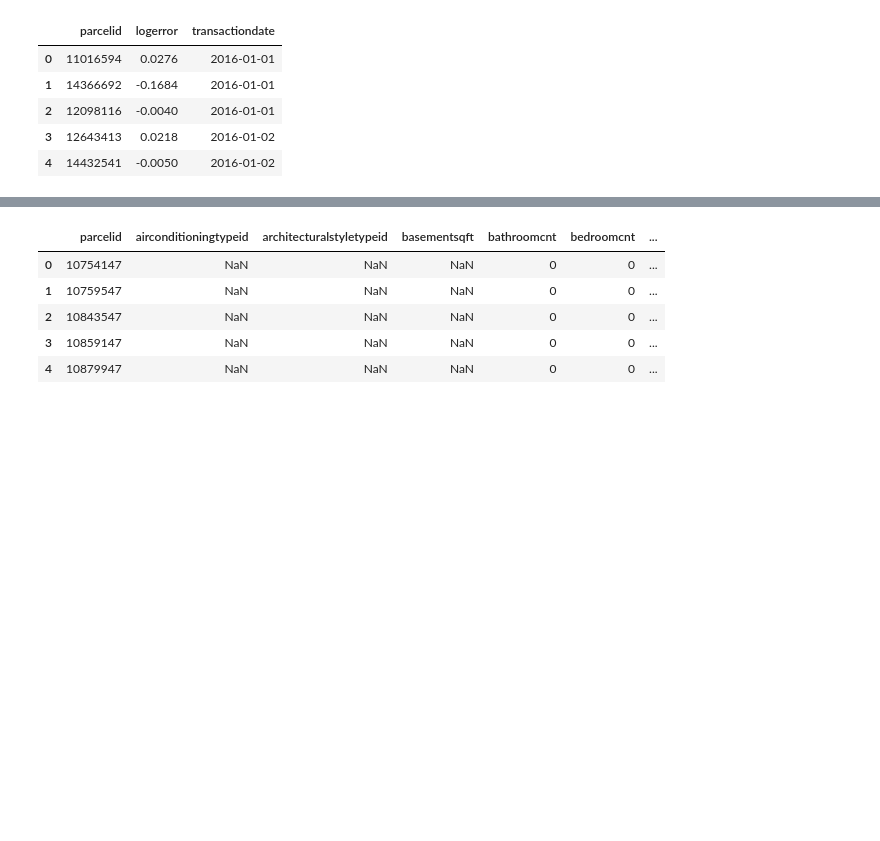
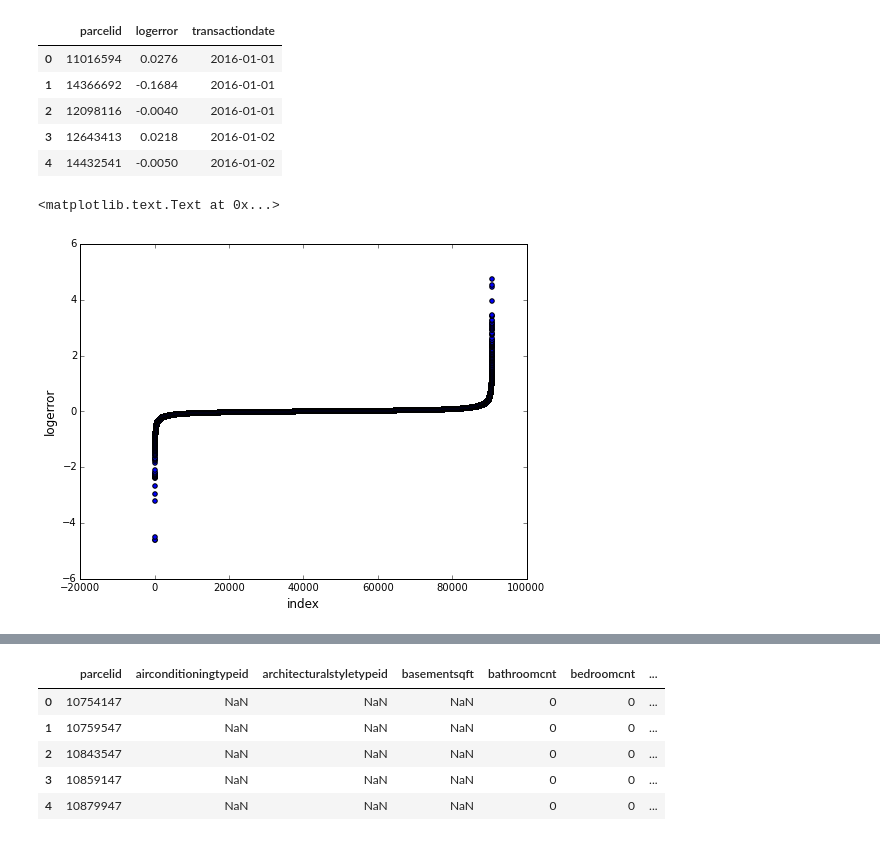
Before and after one commit to rockxja/zillow-housing-prediction, a Jupyter notebook: scripts/zillow_data_exploration.ipynb, the cells around one changed output, grey strips where cells are left out. Drawn from its saved outputs; the diff is of its cells as text; code cells hidden in the pictures; blank space fills up the shorter version.

```diff
--- a/scripts/zillow_data_exploration.ipynb
+++ b/scripts/zillow_data_exploration.ipynb
@@ -62,3 +87,11 @@ label_data.head()
 | 2 | 12098116 | -0.0040 | 2016-01-01 |
 | 3 | 12643413 | 0.0218 | 2016-01-02 |
 | 4 | 14432541 | -0.0050 | 2016-01-02 |
+# %%
+plt.figure(figsize=(8,6))
+plt.scatter(range(label_data.shape[0]), np.sort(label_data.logerror.values))
+plt.xlabel('index', fontsize=12)
+plt.ylabel('logerror', fontsize=12)
+# %% [output]
+<matplotlib.text.Text at 0x...>
+[figure, added]
```
Also changed, not shown: parts of 9 cells of this notebook.
